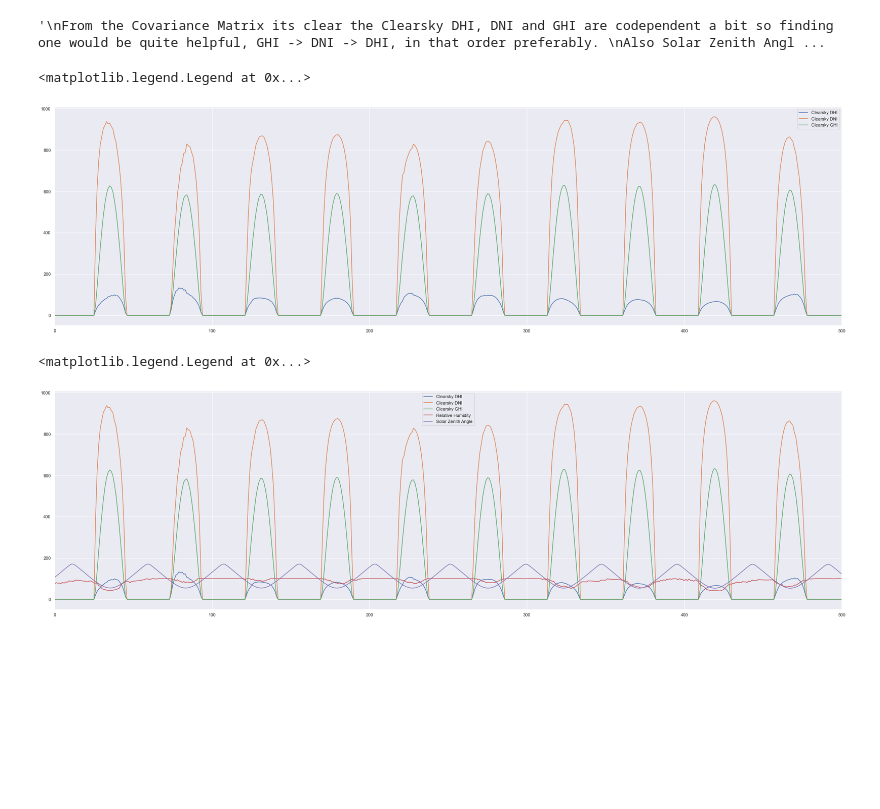
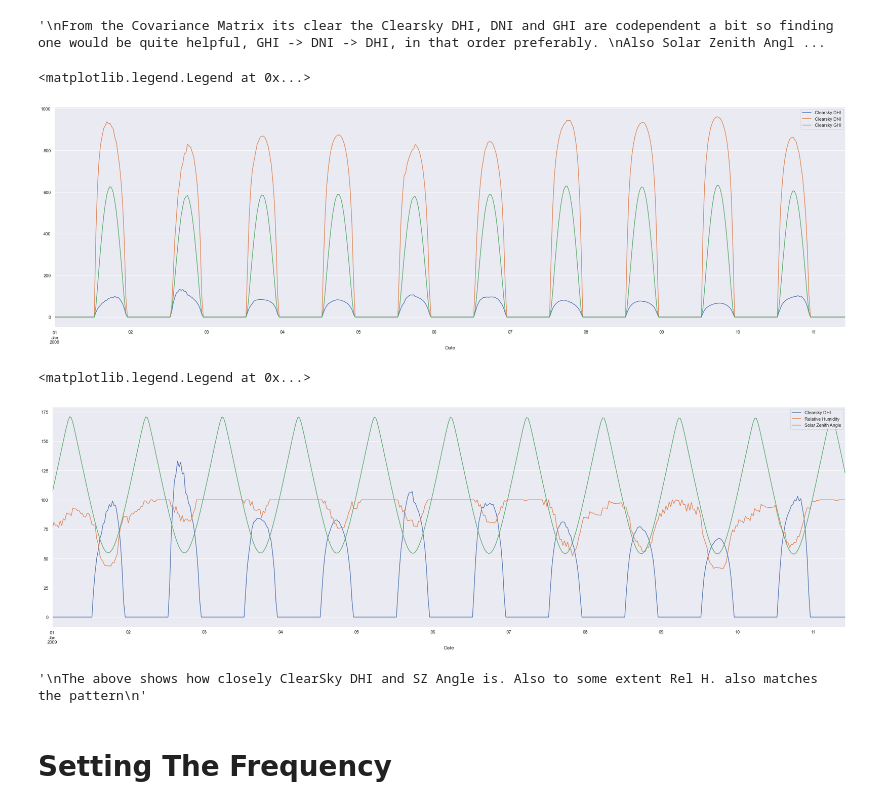
Before and after one commit to ShirsenduRyo/SustainabilityChallenge, a Jupyter notebook: Sustainability Challenge.ipynb, the cells around one changed output. Saved outputs shown, nothing was run; the diff lists cells and outputs as text; code cells hidden in the pictures; blank space fills up the shorter version.

```diff
--- a/Sustainability Challenge.ipynb
+++ b/Sustainability Challenge.ipynb
@@ -150,3 +159,6 @@ del completeDf['Year'],completeDf['Month'], completeDf['Day'], completeDf['Hour'
+# %%
+#Making Date as the index Column
+completeDf.set_index("Date", inplace=True)
 # %%
 completeDf.head()
 # %% [output]
@@ -203,15 +216,23 @@ completeDf['Clearsky GHI'][:501].plot()
 plt.legend()
 # %% [output]
 <matplotlib.legend.Legend at 0x...>
-[figure, old version]
+[figure, new version]
 # %%
 plt.figure(figsize=(35,10))
 completeDf['Clearsky DHI'][:501].plot()
-completeDf['Clearsky DNI'][:501].plot()
-completeDf['Clearsky GHI'][:501].plot()
+# completeDf['Clearsky DNI'][:501].plot()
+#completeDf['Clearsky GHI'][:501].plot()
 completeDf['Relative Humidity'][:501].plot()
 completeDf['Solar Zenith Angle'][:501].plot()
 plt.legend()
 # %% [output]
 <matplotlib.legend.Legend at 0x...>
-[figure, old version]
+[figure, new version]
+# %%
+"""
+The above shows how closely ClearSky DHI and SZ Angle is. Also to some extent Rel H. also matches the pattern
+"""
+# %% [output]
+'\nThe above shows how closely ClearSky DHI and SZ Angle is. Also to some extent Rel H. also matches the pattern\n'
+# %% [markdown]
+# Setting The Frequency
```
Also changed, not shown: parts of 12 cells of this notebook.
